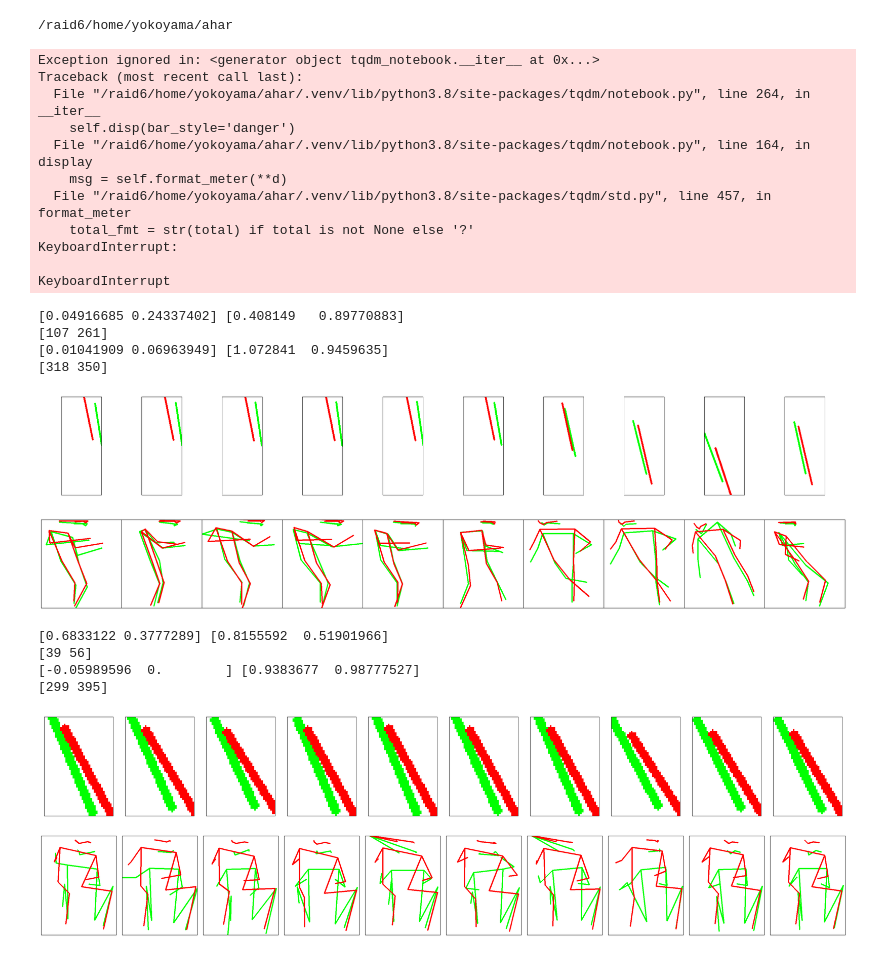
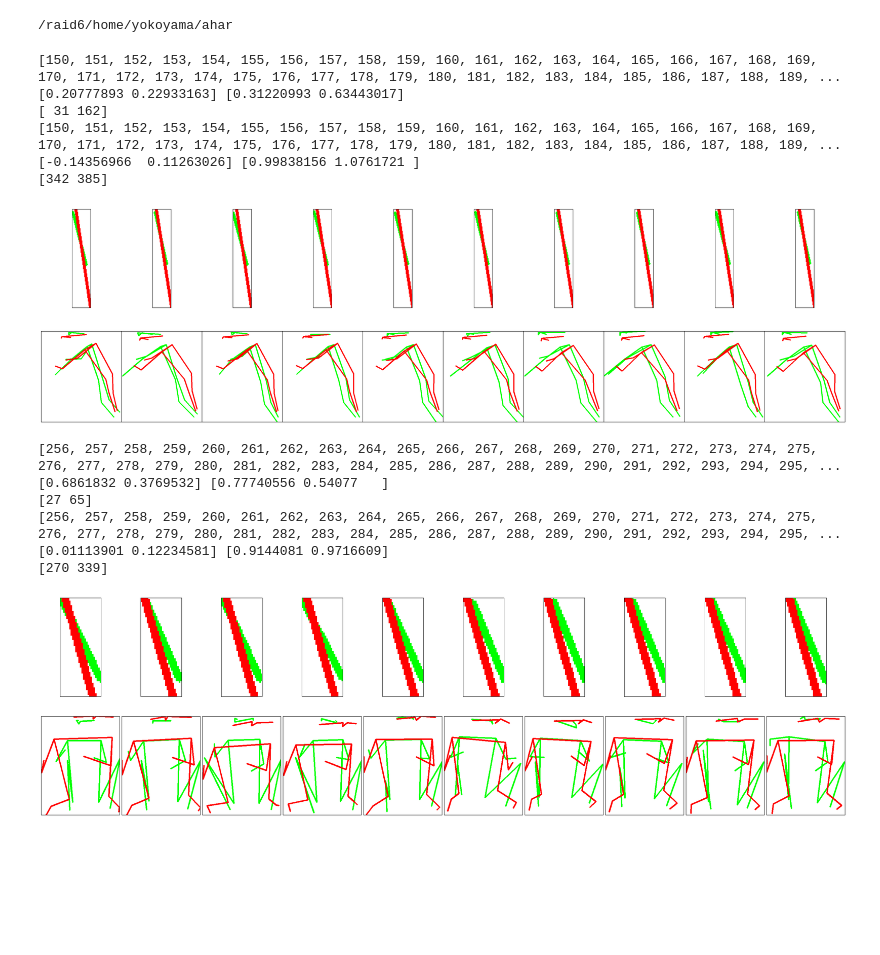
Before and after one commit to kojikojiprg/individual_anomaly, a Jupyter notebook: notebooks/individual/ganomaly_vis_keypoints.ipynb, the cells around one changed output. Saved outputs shown, nothing was run; the diff lists cells and outputs as text; code cells hidden in the pictures; blank space fills up the shorter version.

```diff
--- a/notebooks/individual/ganomaly_vis_keypoints.ipynb
+++ b/notebooks/individual/ganomaly_vis_keypoints.ipynb
@@ -30,7 +30,7 @@ seq_len = 90
 masking = True
 # %%
 # load results
-def load_results(data_dir, model_type, data_type, seq_len, data_keys):
+def load_results(data_dir, model_type, data_type, masking, seq_len, data_keys):
     results = {}
     for data_dir in tqdm(sorted(glob(os.path.join(data_dir, "*")))):
         video_num = os.path.basename(data_dir)
@@ -42,20 +42,8 @@ data_keys = [IndividualDataFormat.kps_real, IndividualDataFormat.kps_fake]
 train_results = {}
 test_results = {}
 for data_type in data_types:
-    train_results[data_type] = load_results(train_data_dir, model_type, data_type, seq_len, data_keys)
-    test_results[data_type] = load_results(test_data_dir, model_type, data_type, seq_len, data_keys)
+    train_results[data_type] = load_results(train_data_dir, model_type, data_type, masking, seq_len, data_keys)
+    test_results[data_type] = load_results(test_data_dir, model_type, data_type, masking, seq_len, data_keys)
-# %% [output]
-Exception ignored in: <generator object tqdm_notebook.__iter__ at 0x...>
-Traceback (most recent call last):
-  File "/raid6/home/yokoyama/ahar/.venv/lib/python3.8/site-packages/tqdm/notebook.py", line 264, in __iter__
-    self.disp(bar_style='danger')
-  File "/raid6/home/yokoyama/ahar/.venv/lib/python3.8/site-packages/tqdm/notebook.py", line 164, in display
-    msg = self.format_meter(**d)
-  File "/raid6/home/yokoyama/ahar/.venv/lib/python3.8/site-packages/tqdm/std.py", line 457, in format_meter
-    total_fmt = str(total) if total is not None else '?'
-KeyboardInterrupt:
-
-KeyboardInterrupt
 # %%
 def get_results_ind(results):
     results_ind = {}
@@ -66,7 +54,7 @@ def get_results_ind(results):
             if pid not in ind_results:
                 # initialize individual data
                 ind_results[pid] = {
-                    key: [] for key in IndividualDataFormat.get_keys()
+                    key: [] for key in IndividualDataFormat.get_attributes()
                     if key != IndividualDataFormat.id
                 }
 
@@ -138,7 +126,7 @@ def plot(results, video_num, pid, frame_num, stage, seq_len=10, n_col=10, ratio=
     for i, (data_type, ind_results) in enumerate(video_results.items()):
         ind_result = ind_results[pid]
         frame_nums = ind_result[IndividualDataFormat.frame_num]
-        # print(frame_nums)
+        print(frame_nums)
         idx = frame_nums.index(frame_num)
         kps_real = ind_result[IndividualDataFormat.kps_real][idx]
         kps_fake = ind_result[IndividualDataFormat.kps_fake][idx]
@@ -163,12 +151,13 @@ def plot(results, video_num, pid, frame_num, stage, seq_len=10, n_col=10, ratio=
 
         for j in range(seq_len):
             img = np.full((size[1], size[0], 3), 255, np.uint8)
-            img = plot_keypoints(img, kps_real[j], (0, 255, 0))  # real: green
-            img = plot_keypoints(img, kps_fake[j], (255, 0, 0))  # fake: red
-            ax = fig.add_subplot(2, seq_len, i * seq_len + j + 1)
-            ax.imshow(img)
-            ax.axes.xaxis.set_visible(False)
-            ax.axes.yaxis.set_visible(False)
+            if img.shape[0] > 0 and img.shape[1] > 0:
+                img = plot_keypoints(img, kps_real[j], (0, 255, 0))  # real: green
+                img = plot_keypoints(img, kps_fake[j], (255, 0, 0))  # fake: red
+                ax = fig.add_subplot(2, seq_len, i * seq_len + j + 1)
+                ax.imshow(img)
+                ax.axes.xaxis.set_visible(False)
+                ax.axes.yaxis.set_visible(False)
 
         # save fig
         # path = os.path.join(
@@ -177,21 +166,25 @@ def plot(results, video_num, pid, frame_num, stage, seq_len=10, n_col=10, ratio=
         # os.makedirs(os.path.dirname(path), exist_ok=True)
         # plt.savefig(path, bbox_inches='tight')
 
-        # show
+    # show
     plt.show()
 # %%
-plot(train_results_ind, video_num="10", pid="272", frame_num=3900, stage="train")
+plot(train_results_ind, video_num="01", pid="2", frame_num=150, stage="train")
 # %% [output]
-[0.04916685 0.24337402] [0.408149   0.89770883]
-[107 261]
-[0.01041909 0.06963949] [1.072841  0.9459635]
-[318 350]
+[150, 151, 152, 153, 154, 155, 156, 157, 158, 159, 160, 161, 162, 163, 164, 165, 166, 167, 168, 169, 170, 171, 172, 173, 174, 175, 176, 177, 178, 179, 180, 181, 182, 183, 184, 185, 186, 187, 188, 189, ...
+[0.20777893 0.22933163] [0.31220993 0.63443017]
+[ 31 162]
+[150, 151, 152, 153, 154, 155, 156, 157, 158, 159, 160, 161, 162, 163, 164, 165, 166, 167, 168, 169, 170, 171, 172, 173, 174, 175, 176, 177, 178, 179, 180, 181, 182, 183, 184, 185, 186, 187, 188, 189, ...
+[-0.14356966  0.11263026] [0.99838156 1.0761721 ]
+[342 385]
-[figure, old version]
+[figure, new version]
 # %%
-plot(test_results_ind, video_num="03", pid="56", frame_num=2000, stage="test")
+plot(test_results_ind, video_num="03", pid="56", frame_num=2218, stage="test")
 # %% [output]
-[0.6833122 0.3777289] [0.8155592  0.51901966]
-[39 56]
-[-0.05989596  0.        ] [0.9383677  0.98777527]
-[299 395]
+[256, 257, 258, 259, 260, 261, 262, 263, 264, 265, 266, 267, 268, 269, 270, 271, 272, 273, 274, 275, 276, 277, 278, 279, 280, 281, 282, 283, 284, 285, 286, 287, 288, 289, 290, 291, 292, 293, 294, 295, ...
+[0.6861832 0.3769532] [0.77740556 0.54077   ]
+[27 65]
+[256, 257, 258, 259, 260, 261, 262, 263, 264, 265, 266, 267, 268, 269, 270, 271, 272, 273, 274, 275, 276, 277, 278, 279, 280, 281, 282, 283, 284, 285, 286, 287, 288, 289, 290, 291, 292, 293, 294, 295, ...
+[0.01113901 0.12234581] [0.9144081 0.9716609]
+[270 339]
-[figure, old version]
+[figure, new version]
```
Also changed, not shown: parts of 1 cell of this notebook, 4 other files.
